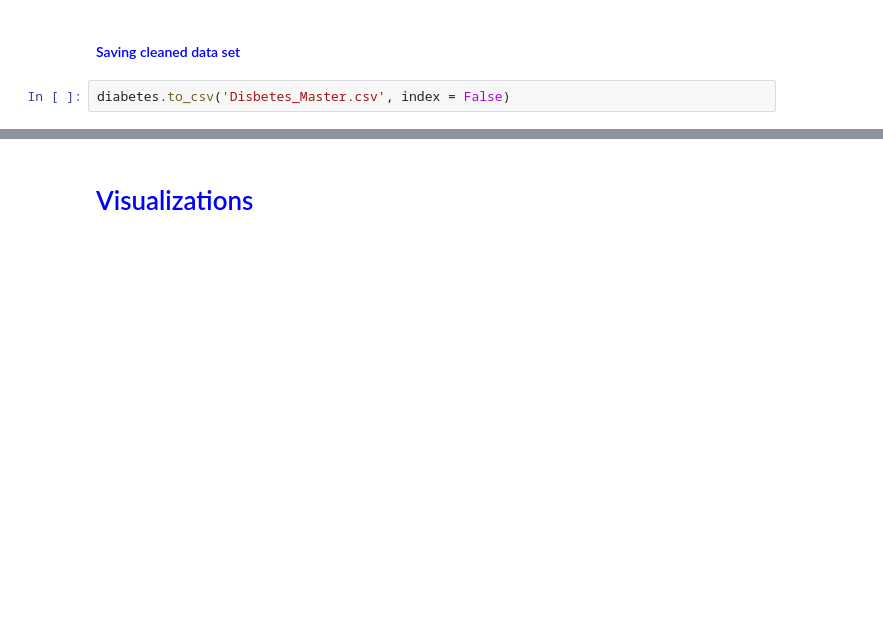
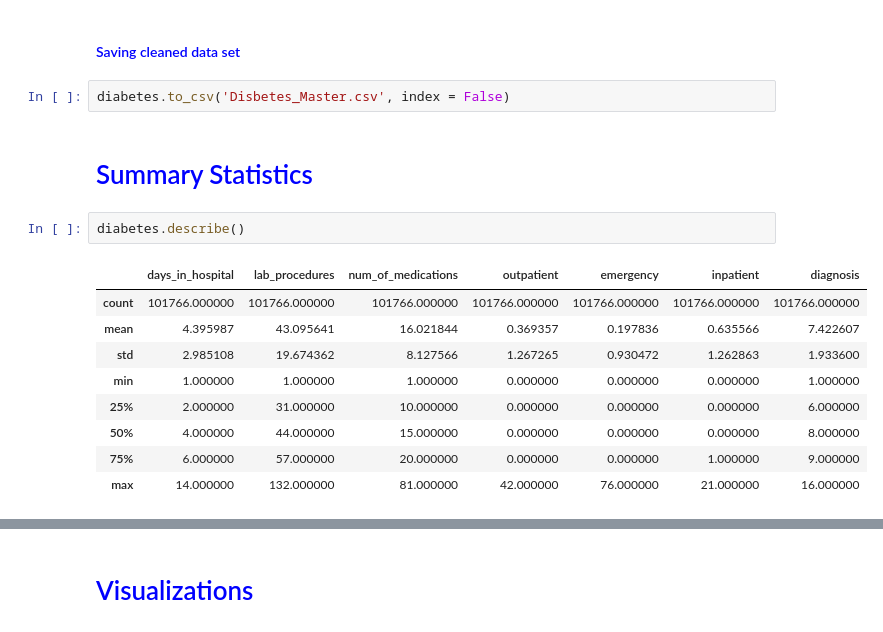
Before and after one commit to Merci93/Diabetes_in_the_US, a Jupyter notebook: US_diabetes_Analysis.ipynb, the cells around one changed output, grey strips where cells are left out. Cells and saved outputs as stored; diff of their text form; blank space fills up the shorter version.

Commit message:
Added Summary Statistics

```diff
--- a/US_diabetes_Analysis.ipynb
+++ b/US_diabetes_Analysis.ipynb
@@ -760,3 +760,17 @@ memory usage: 7.5+ MB
 #### <span style = 'color:blue'>Saving cleaned data set</span>
 # %%
 diabetes.to_csv('Disbetes_Master.csv', index = False)
+# %% [markdown]
+# <span style = 'color:blue'> Summary Statistics</span>
+# %%
+diabetes.describe()
+# %% [output]
+|  | days_in_hospital | lab_procedures | num_of_medications | outpatient | emergency | inpatient | diagnosis |
+| count | 101766.000000 | 101766.000000 | 101766.000000 | 101766.000000 | 101766.000000 | 101766.000000 | 101766.000000 |
+| mean | 4.395987 | 43.095641 | 16.021844 | 0.369357 | 0.197836 | 0.635566 | 7.422607 |
+| std | 2.985108 | 19.674362 | 8.127566 | 1.267265 | 0.930472 | 1.262863 | 1.933600 |
+| min | 1.000000 | 1.000000 | 1.000000 | 0.000000 | 0.000000 | 0.000000 | 1.000000 |
+| 25% | 2.000000 | 31.000000 | 10.000000 | 0.000000 | 0.000000 | 0.000000 | 6.000000 |
+| 50% | 4.000000 | 44.000000 | 15.000000 | 0.000000 | 0.000000 | 0.000000 | 8.000000 |
+| 75% | 6.000000 | 57.000000 | 20.000000 | 0.000000 | 0.000000 | 1.000000 | 9.000000 |
+| max | 14.000000 | 132.000000 | 81.000000 | 42.000000 | 76.000000 | 21.000000 | 16.000000 |
```
Also changed, not shown: parts of 17 cells of this notebook.
